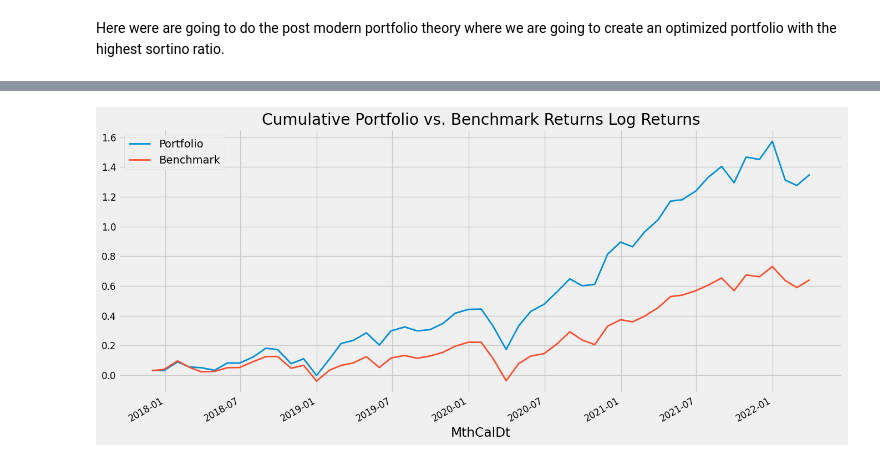
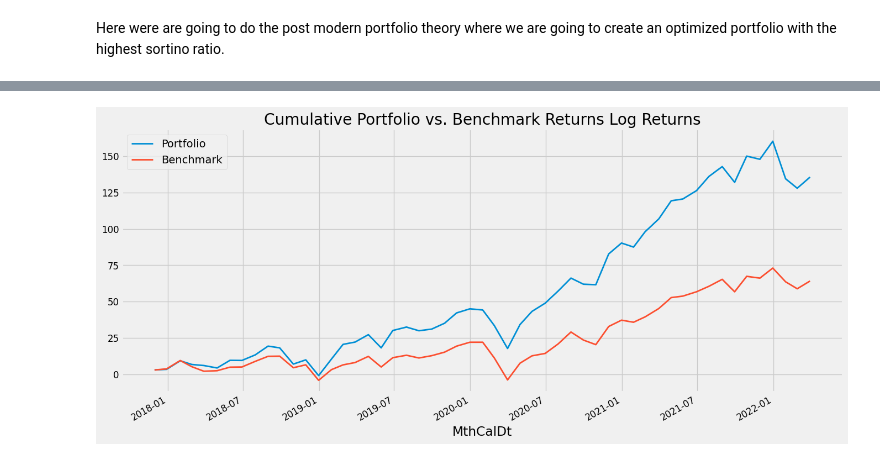
Before and after one commit to ts7even/not_ltcm, a Jupyter notebook: not_ltcm.ipynb, the cells around one changed output, grey strips where cells are left out. Drawn from its saved outputs; the diff is of its cells as text; code cells hidden in the pictures.

```diff
--- a/not_ltcm.ipynb
+++ b/not_ltcm.ipynb
@@ -609,6 +612,7 @@ portfolio_annual_log_returns.plot(figsize=(15, 7), title='Portfolio vs. Benchmar
 # %%
 cumulative_log_returns = np.cumprod(1 + portfolio_annual_log_returns) -1
-cumulative_log_returns.plot(figsize=(15, 7), title='Cumulative Portfolio vs. Benchmark Returns Log Returns', fontsize=12, linewidth=2.0)
-cumulative_log_returns.to_csv('Output_Attribution/cumulative_log_returns.csv')
+convert_to_percent_log = cumulative_log_returns * 100
+convert_to_percent_log.plot(figsize=(15, 7), title='Cumulative Portfolio vs. Benchmark Returns Log Returns', fontsize=12, linewidth=2.0)
+convert_to_percent_log.to_csv('Output_Attribution/cumulative_log_returns.csv')
 # %% [output]
-[figure, old version]
+[figure, new version]
```
Also changed, not shown: parts of 7 cells of this notebook, 5 other files.
